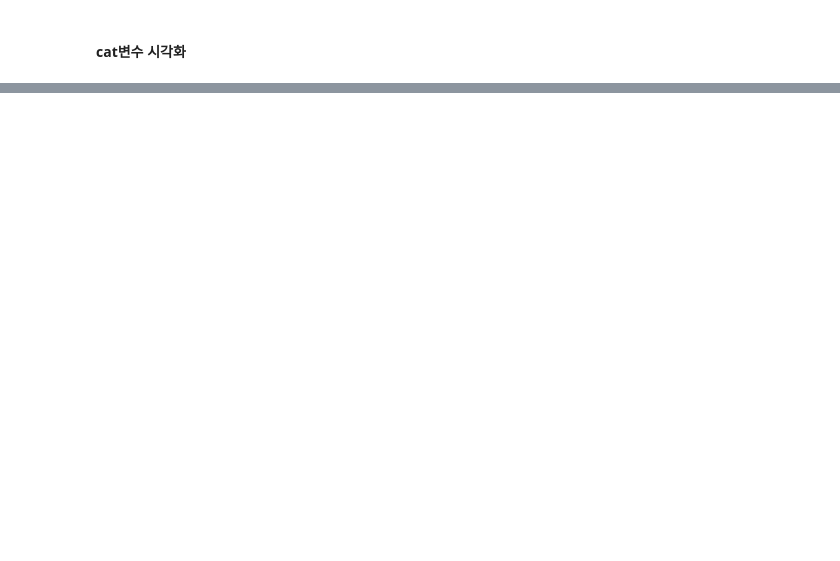
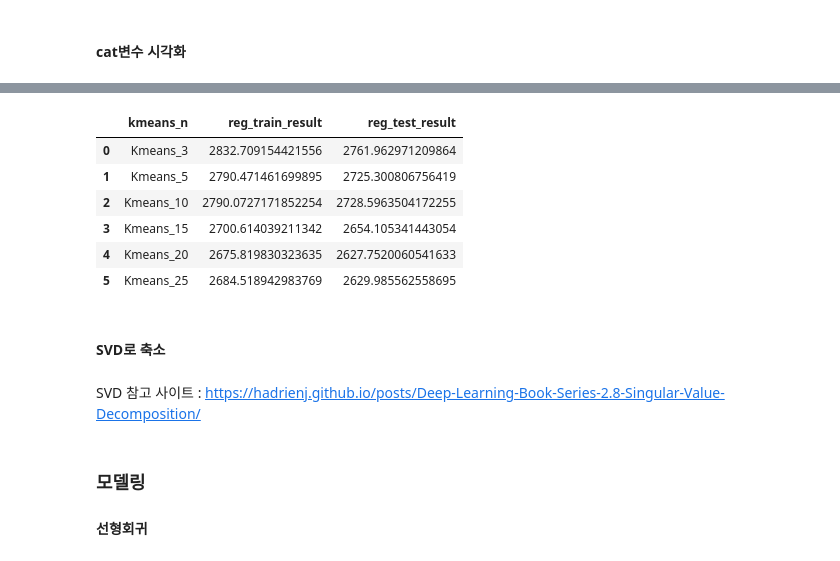
Before and after one commit to findsolution88/ML_Study, a Jupyter notebook: 스터디/kaggle_allstate-predict/NSM_allstate_탐색적 분석.ipynb, the cells around one changed output, grey strips where cells are left out. Drawn from its saved outputs; the diff is of its cells as text; code cells hidden in the pictures; blank space fills up the shorter version.

```diff
--- a/스터디/kaggle_allstate-predict/NSM_allstate_탐색적 분석.ipynb
+++ b/스터디/kaggle_allstate-predict/NSM_allstate_탐색적 분석.ipynb
@@ -196 +113,18 @@ X[cat_columns].head()
+# %%
+# cat변수 더미(one-hot encoding)로 변환
+X_cat_dummy = X.iloc[:,0:116]
+X_cat_dummy = pd.get_dummies(X_cat_dummy, prefix=X_cat_dummy.columns)
+
+# kmeans로 확인 후 cont변수와 합쳐주는 DF 생성 함수
+def kmeans_united(n) :
+    # Kmenas로 변환
+    kmeans = KMeans(n_clusters=n)
+    kmeans.fit(X_cat_dummy)
+    res = pd.Series(kmeans.labels_)
+    tmp_X = pd.get_dummies(res, prefix="kmeans")
+
+    # 기존 cont데이터와 병합
+    new_X = pd.concat([tmp_X, X[cont_columns]], axis=1)
+
+    return new_X
 # %%
@@ -237,0 +149,38 @@ Length: 188318, dtype: int32
+# %%
+reg_train_result = []
+reg_test_result = []
+kmeans_n = []
+for cluster in [3,5,10,15,20,25]:
+    # Kmeans 실행
+    X_kmeans = kmeans_united(cluster)
+
+    # 회귀분석 실행
+    X_train, X_test, Y_train, Y_test = train_test_split(X_kmeans, y, test_size=0.3, random_state=5)
+    lm = LinearRegression()
+    lm.fit(X_train,Y_train)
+    Y_pred_train = lm.predict(X_train)
+    Y_pred_test = lm.predict(X_test)
+
+    # 결과저장
+    kmeans_n.append(f'Kmeans_{cluster}')
+    reg_train_result.append(str(np.sqrt(metrics.mean_squared_error(Y_train, Y_pred_train))))
+    reg_test_result.append(str(np.sqrt(metrics.mean_squared_error(Y_test, Y_pred_test))))
+# %%
+list_result = list(zip(kmeans_n, reg_train_result, reg_test_result))
+result = pd.DataFrame(list_result, columns = ['kmeans_n', 'reg_train_result','reg_test_result'])
+result
+# %% [output]
+|  | kmeans_n | reg_train_result | reg_test_result |
+| 0 | Kmeans_3 | 2832.709154421556 | 2761.962971209864 |
+| 1 | Kmeans_5 | 2790.471461699895 | 2725.300806756419 |
+| 2 | Kmeans_10 | 2790.0727171852254 | 2728.5963504172255 |
+| 3 | Kmeans_15 | 2700.614039211342 | 2654.105341443054 |
+| 4 | Kmeans_20 | 2675.819830323635 | 2627.7520060541633 |
+| 5 | Kmeans_25 | 2684.518942983769 | 2629.985562558695 |
+# %% [markdown]
+#### SVD로 축소
+# %% [markdown]
+SVD 참고 사이트 : https://hadrienj.github.io/posts/Deep-Learning-Book-Series-2.8-Singular-Value-Decomposition/
+# %% [markdown]
+### 모델링
+#### 선형회귀
```
Also changed, not shown: parts of 31 cells of this notebook, 1 other file.
